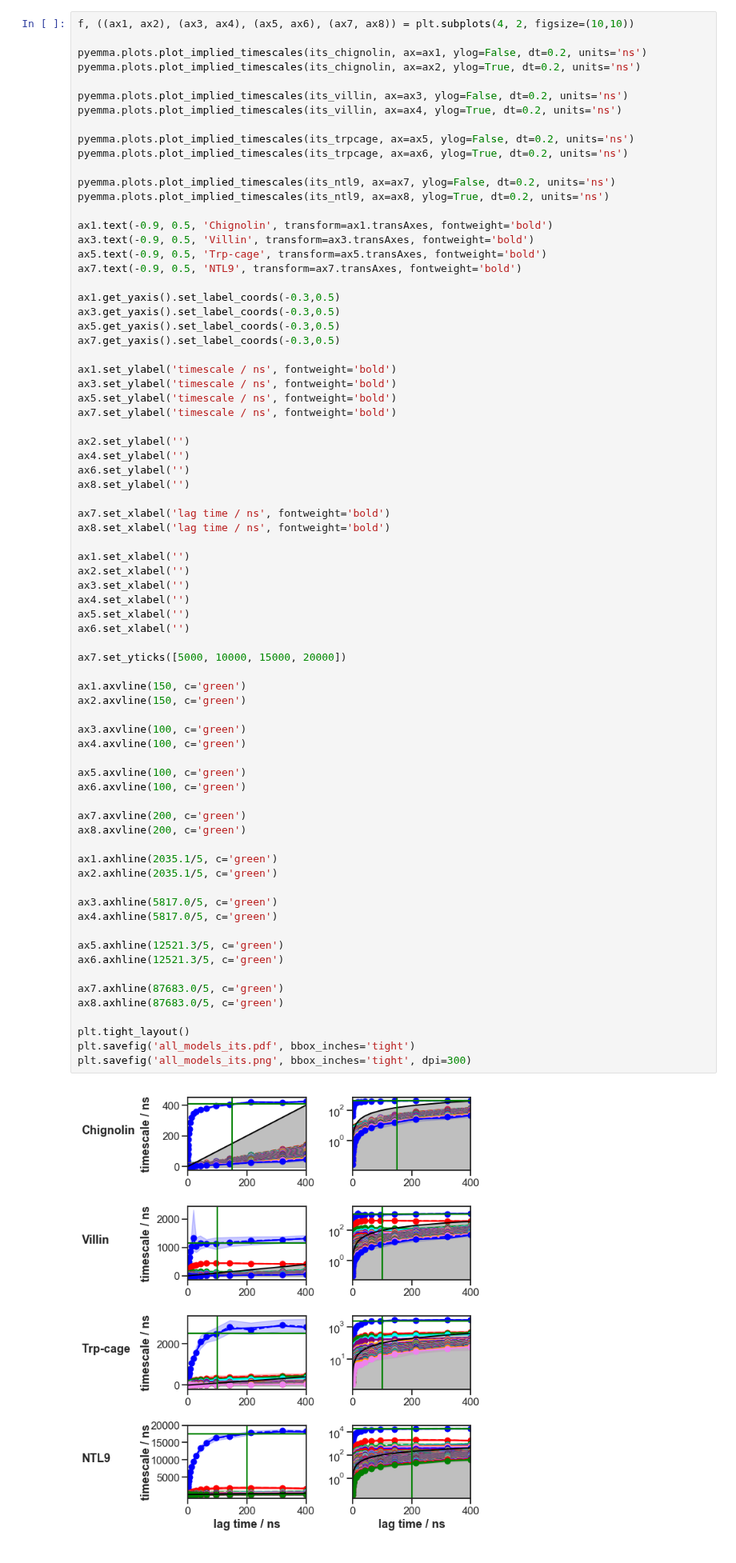
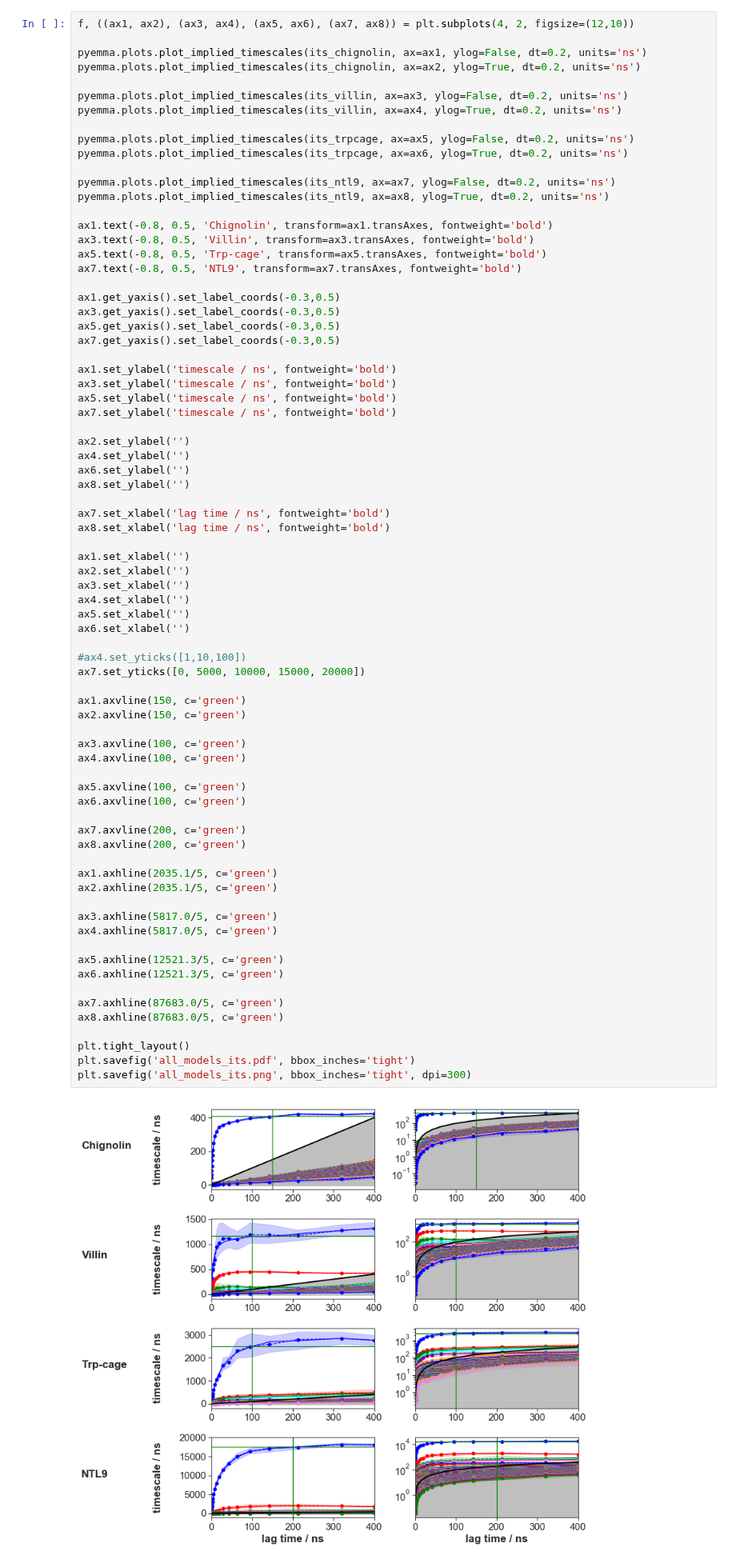
Before and after one commit to choderalab/msm-mfpt, a Jupyter notebook: PAPER/top_models/all_top_models_timescales_cktests.ipynb, the cells around one changed output. Shown at 80% size. Saved outputs shown, nothing was run; the diff lists cells and outputs as text.

```diff
--- a/PAPER/top_models/all_top_models_timescales_cktests.ipynb
+++ b/PAPER/top_models/all_top_models_timescales_cktests.ipynb
@@ -122,7 +122,7 @@ HBox(children=(HBox(children=(Label(value='estimating BayesianMSM'),), layout=La
 # %% [markdown]
 ## plot
 # %%
-f, ((ax1, ax2), (ax3, ax4), (ax5, ax6), (ax7, ax8)) = plt.subplots(4, 2, figsize=(10,10))
+f, ((ax1, ax2), (ax3, ax4), (ax5, ax6), (ax7, ax8)) = plt.subplots(4, 2, figsize=(12,10))
 
 pyemma.plots.plot_implied_timescales(its_chignolin, ax=ax1, ylog=False, dt=0.2, units='ns')
 pyemma.plots.plot_implied_timescales(its_chignolin, ax=ax2, ylog=True, dt=0.2, units='ns')
@@ -136,10 +136,10 @@ pyemma.plots.plot_implied_timescales(its_trpcage, ax=ax6, ylog=True, dt=0.2, uni
 pyemma.plots.plot_implied_timescales(its_ntl9, ax=ax7, ylog=False, dt=0.2, units='ns')
 pyemma.plots.plot_implied_timescales(its_ntl9, ax=ax8, ylog=True, dt=0.2, units='ns')
 
-ax1.text(-0.9, 0.5, 'Chignolin', transform=ax1.transAxes, fontweight='bold')
-ax3.text(-0.9, 0.5, 'Villin', transform=ax3.transAxes, fontweight='bold')
-ax5.text(-0.9, 0.5, 'Trp-cage', transform=ax5.transAxes, fontweight='bold')
-ax7.text(-0.9, 0.5, 'NTL9', transform=ax7.transAxes, fontweight='bold')
+ax1.text(-0.8, 0.5, 'Chignolin', transform=ax1.transAxes, fontweight='bold')
+ax3.text(-0.8, 0.5, 'Villin', transform=ax3.transAxes, fontweight='bold')
+ax5.text(-0.8, 0.5, 'Trp-cage', transform=ax5.transAxes, fontweight='bold')
+ax7.text(-0.8, 0.5, 'NTL9', transform=ax7.transAxes, fontweight='bold')
 
 ax1.get_yaxis().set_label_coords(-0.3,0.5)
 ax3.get_yaxis().set_label_coords(-0.3,0.5)
@@ -166,37 +166,38 @@ ax4.set_xlabel('')
 ax5.set_xlabel('')
 ax6.set_xlabel('')
 
-ax7.set_yticks([5000, 10000, 15000, 20000])
+#ax4.set_yticks([1,10,100])
+ax7.set_yticks([0, 5000, 10000, 15000, 20000])
 
 ax1.axvline(150, c='green')
 ax2.axvline(150, c='green')
 
 ax3.axvline(100, c='green')
 ax4.axvline(100, c='green')
 
 ax5.axvline(100, c='green')
 ax6.axvline(100, c='green')
 
 ax7.axvline(200, c='green')
 ax8.axvline(200, c='green')
 
 ax1.axhline(2035.1/5, c='green')
 ax2.axhline(2035.1/5, c='green')
 
 ax3.axhline(5817.0/5, c='green')
 ax4.axhline(5817.0/5, c='green')
 
 ax5.axhline(12521.3/5, c='green')
 ax6.axhline(12521.3/5, c='green')
 
 ax7.axhline(87683.0/5, c='green')
 ax8.axhline(87683.0/5, c='green')
 
 plt.tight_layout()
 plt.savefig('all_models_its.pdf', bbox_inches='tight')
 plt.savefig('all_models_its.png', bbox_inches='tight', dpi=300)
 # %% [output]
-[figure, old version]
+[figure, new version]
 # %%
 # calc timescales at chosen lag times and plot those too as hlines
 # %%
```
Also changed, not shown: 1 other file.
